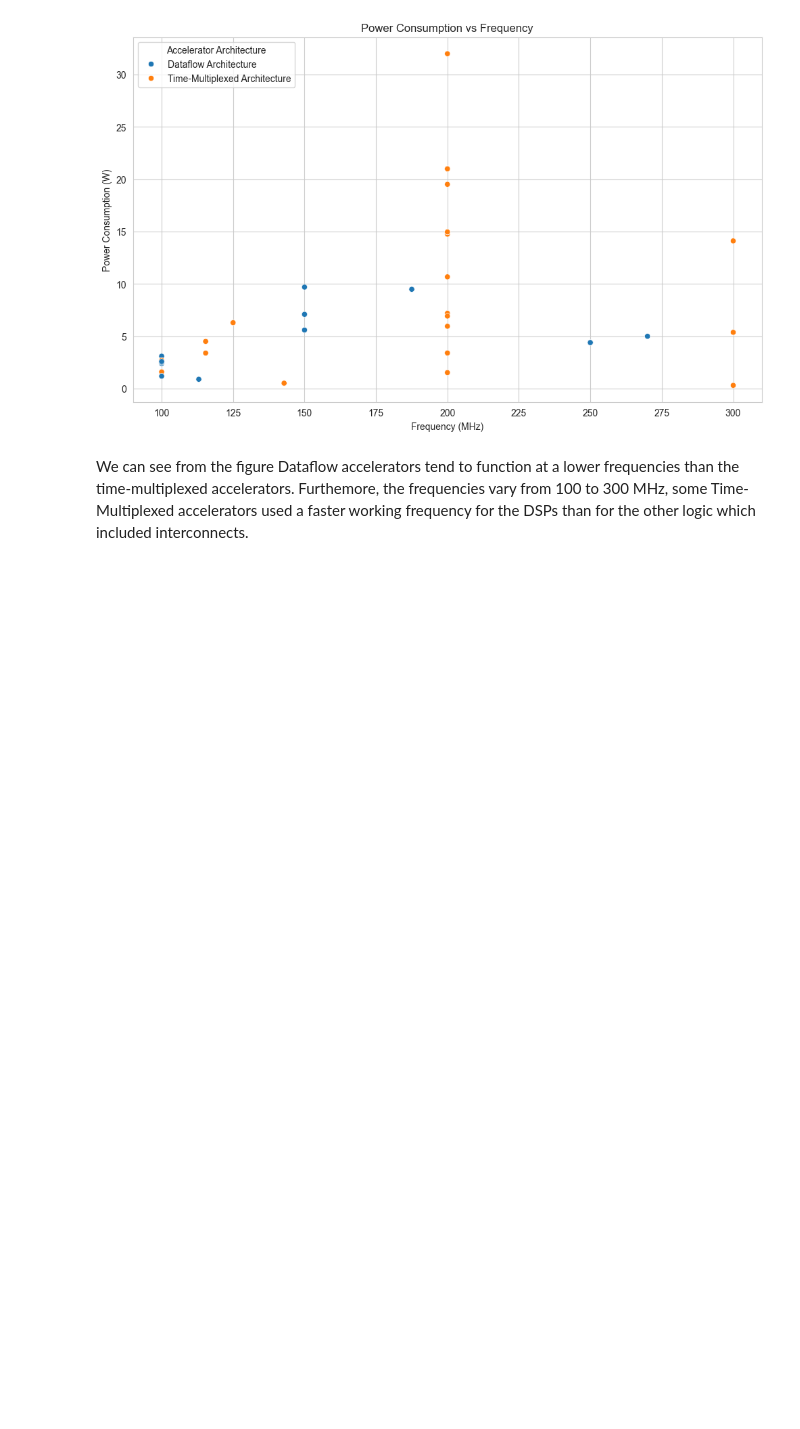
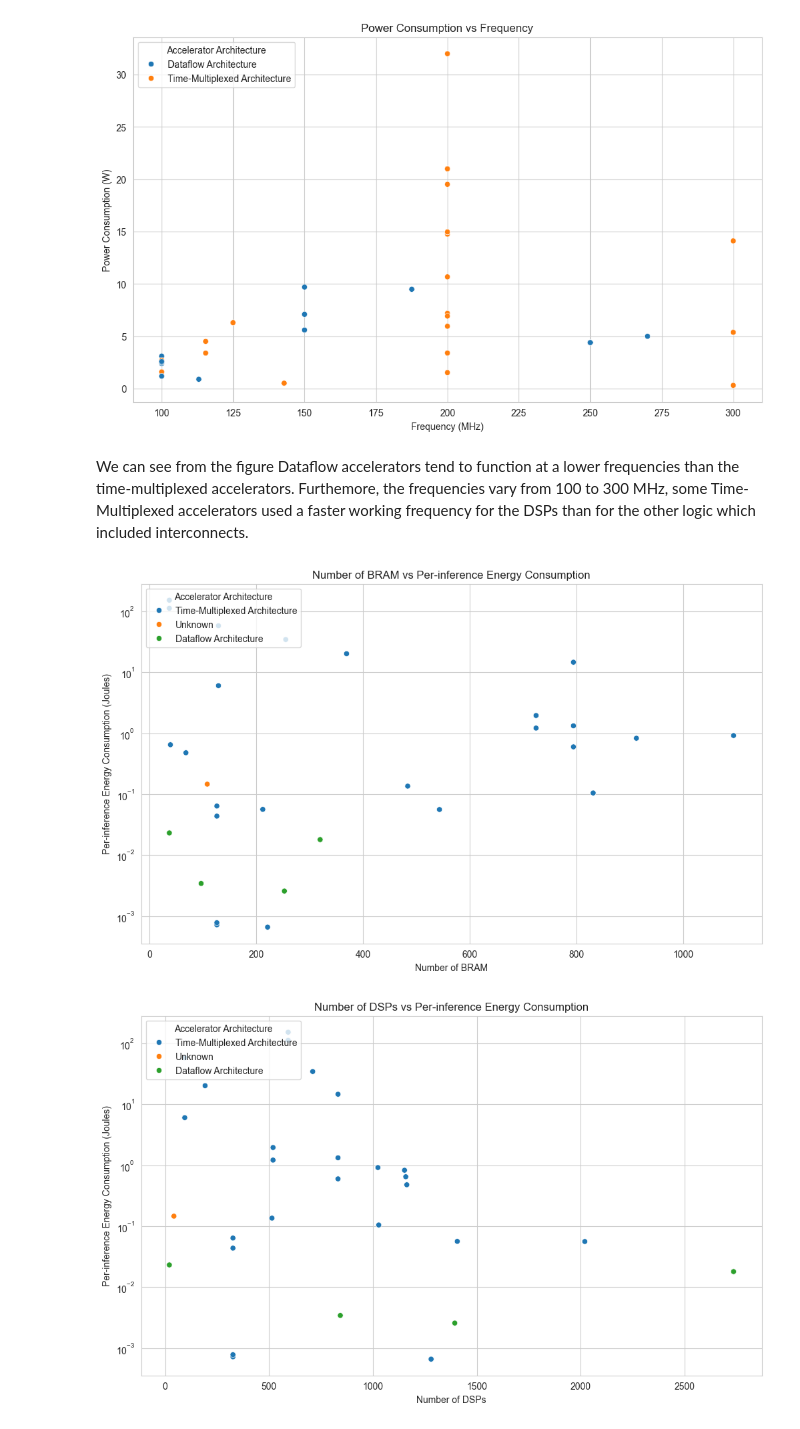
Before and after one commit to asap-space/SPACE_FPGA_NNs_SURVEY_DATA, a Jupyter notebook: Graphs.ipynb, the cells around one changed output. Cells and saved outputs as stored; diff of their text form; code cells hidden in the pictures; blank space fills up the shorter version.

```diff
--- a/Graphs.ipynb
+++ b/Graphs.ipynb
@@ -286,3 +286,35 @@ plt.show()
 [figure]
 # %% [markdown]
 We can see from the figure Dataflow accelerators tend to function at a lower frequencies than the time-multiplexed accelerators. Furthemore, the frequencies vary from 100 to 300 MHz, some Time-Multiplexed accelerators used a faster working frequency for the DSPs than for the other logic which included interconnects.
+# %%
+# Apply the function to extract DSPs and latency
+temp_df = df_for_analysis[['FPGA Resources Consumption', 'Per-inference Energy Consumption', 'Accelerator Architecture']].dropna()
+temp_df['Per-inference Energy Consumption'] = temp_df['Per-inference Energy Consumption'].apply(convert_energy_units)
+temp_df['DSPs'] = temp_df['FPGA Resources Consumption'].apply(extract_dsp)
+temp_df['BRAM'] = temp_df['FPGA Resources Consumption'].apply(extract_bram)
+# Remove rows with NaN values
+temp_df = temp_df.dropna()
+
+# Plot number of BRAM vs Energy consumption
+plt.figure()
+sns.scatterplot(data=temp_df, x='BRAM', y='Per-inference Energy Consumption', hue='Accelerator Architecture')
+plt.yscale('log')
+#plt.xscale('log')
+plt.xlabel('Number of BRAM')
+plt.ylabel('Per-inference Energy Consumption (Joules)')
+plt.title('Number of BRAM vs Per-inference Energy Consumption')
+plt.legend(title='Accelerator Architecture', bbox_to_anchor=(0, 1), loc='upper left')
+plt.show()
+# Plot number of DSPs vs Energy consumption
+plt.figure()
+sns.scatterplot(data=temp_df, x='DSPs', y='Per-inference Energy Consumption', hue='Accelerator Architecture')
+plt.yscale('log')
+#plt.xscale('log')
+plt.xlabel('Number of DSPs')
+plt.ylabel('Per-inference Energy Consumption (Joules)')
+plt.title('Number of DSPs vs Per-inference Energy Consumption')
+plt.legend(title='Accelerator Architecture', bbox_to_anchor=(0, 1), loc='upper left')
+plt.show()
+# %% [output]
+[figure, added]
+[figure, added]
```
